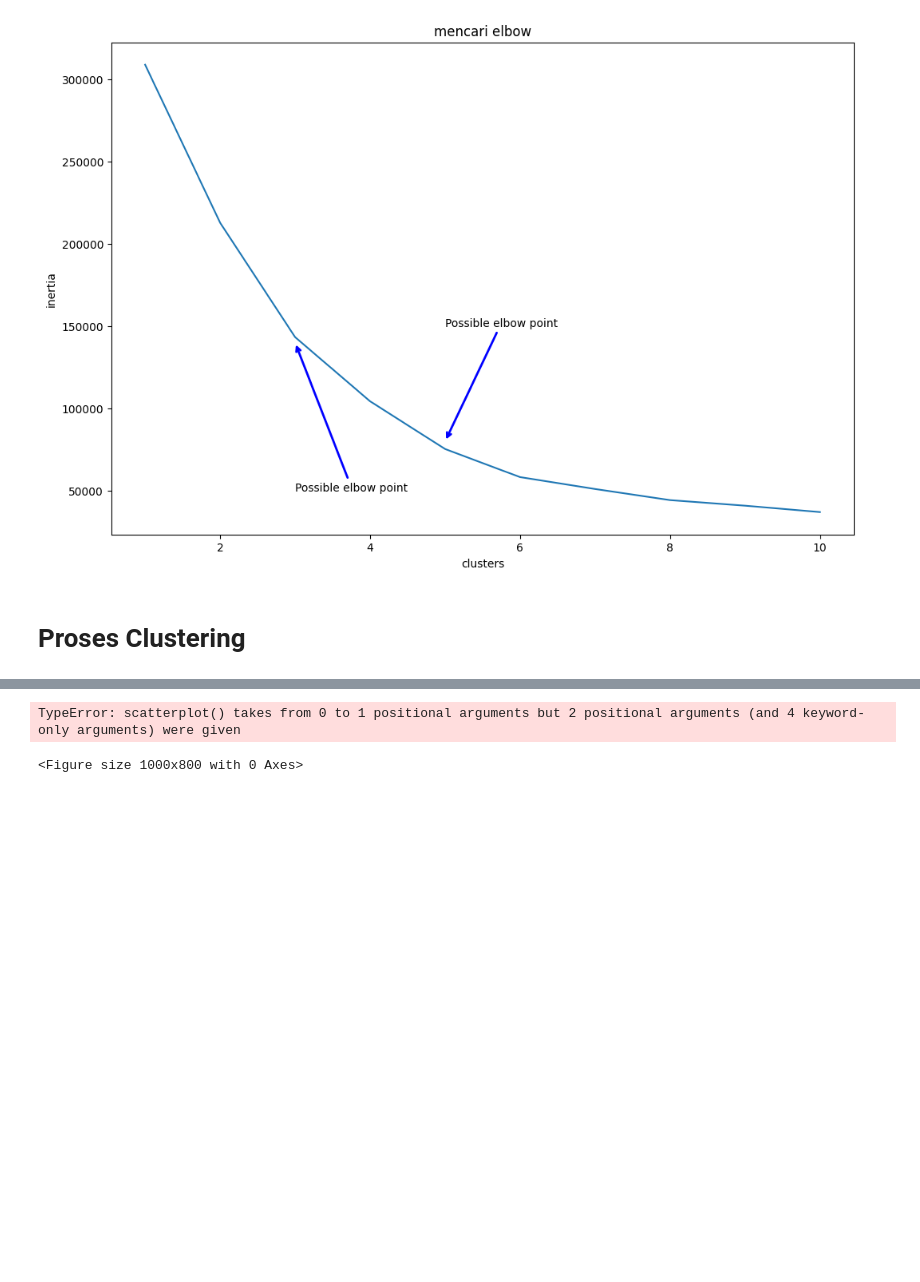
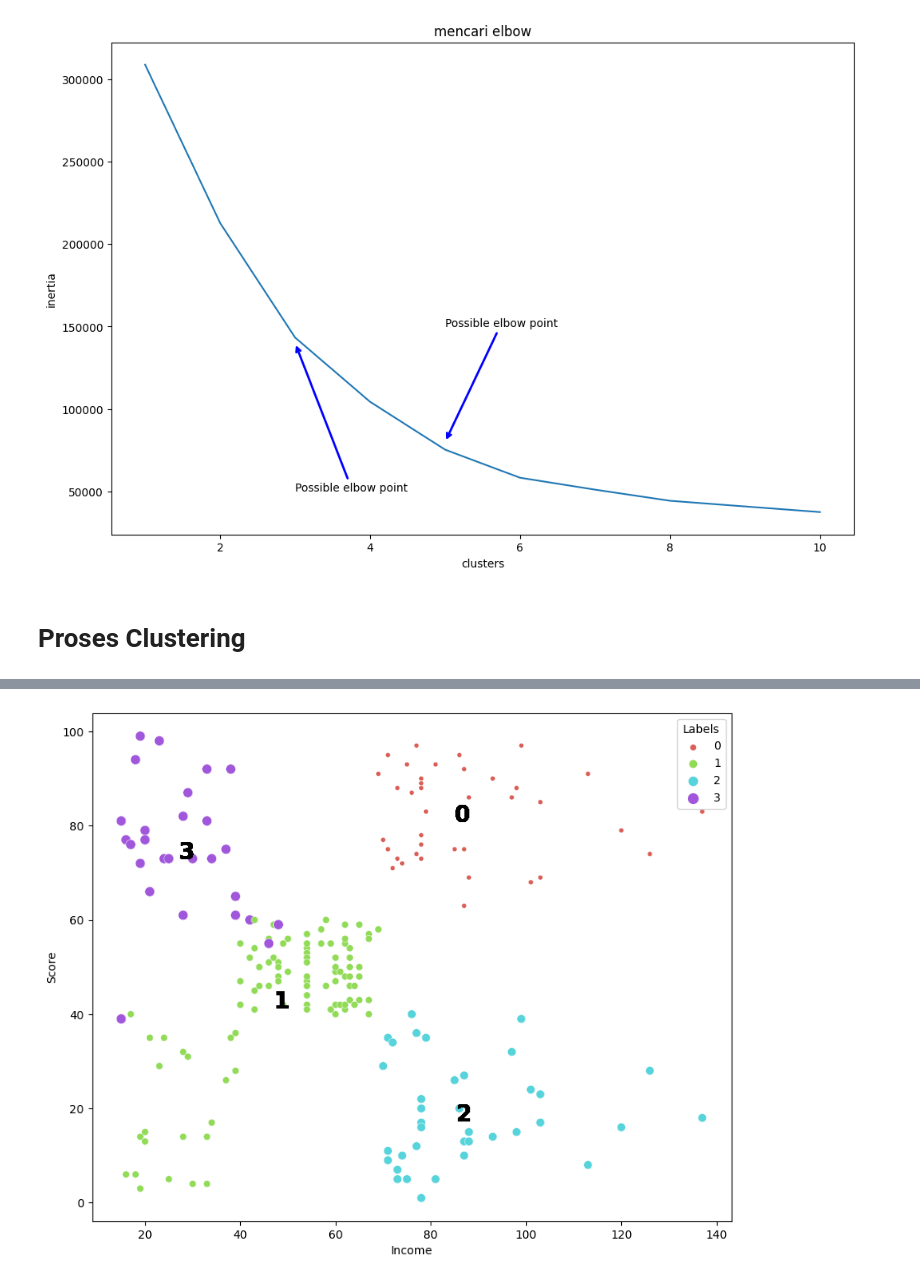
Before and after one commit to sliring/mall_customer, a Jupyter notebook: clustering.ipynb, the cells around one changed output, grey strips where cells are left out. Drawn from its saved outputs; the diff is of its cells as text; code cells hidden in the pictures; blank space fills up the shorter version.

Commit message:
Fix clustering workspace

```diff
--- a/clustering.ipynb
+++ b/clustering.ipynb
@@ -102,18 +118,17 @@ X['Labels'] = kmean.labels_
 # %%
 plt.figure(figsize=(10,8))
-sns.scatterplot(X['Income'], X['Score'], hue=X['Labels'], markers=True, size=X['Labels'], palette=sns.color_palette('hls', n_clust))
+sns.scatterplot(x=X['Income'], y=X['Score'], hue=X['Labels'], markers=True, size=X['Labels'], palette=sns.color_palette('hls', n_clust))
 
 for label in X['Labels']:
     plt.annotate(label,
                  (X[X['Labels']==label]['Income'].mean(),
                   X[X['Labels']==label]['Score'].mean()),
                   horizontalalignment = 'center',
                   verticalalignment = 'center',
                   size = 20, weight='bold',
                   color ='black')
 # %% [output]
-TypeError: scatterplot() takes from 0 to 1 positional arguments but 2 positional arguments (and 4 keyword-only arguments) were given
-<Figure size 1000x800 with 0 Axes>
+[figure, added]
 # %%
 print(X)
 # %% [output]
```
Also changed, not shown: parts of 2 cells of this notebook, 1 other file.
